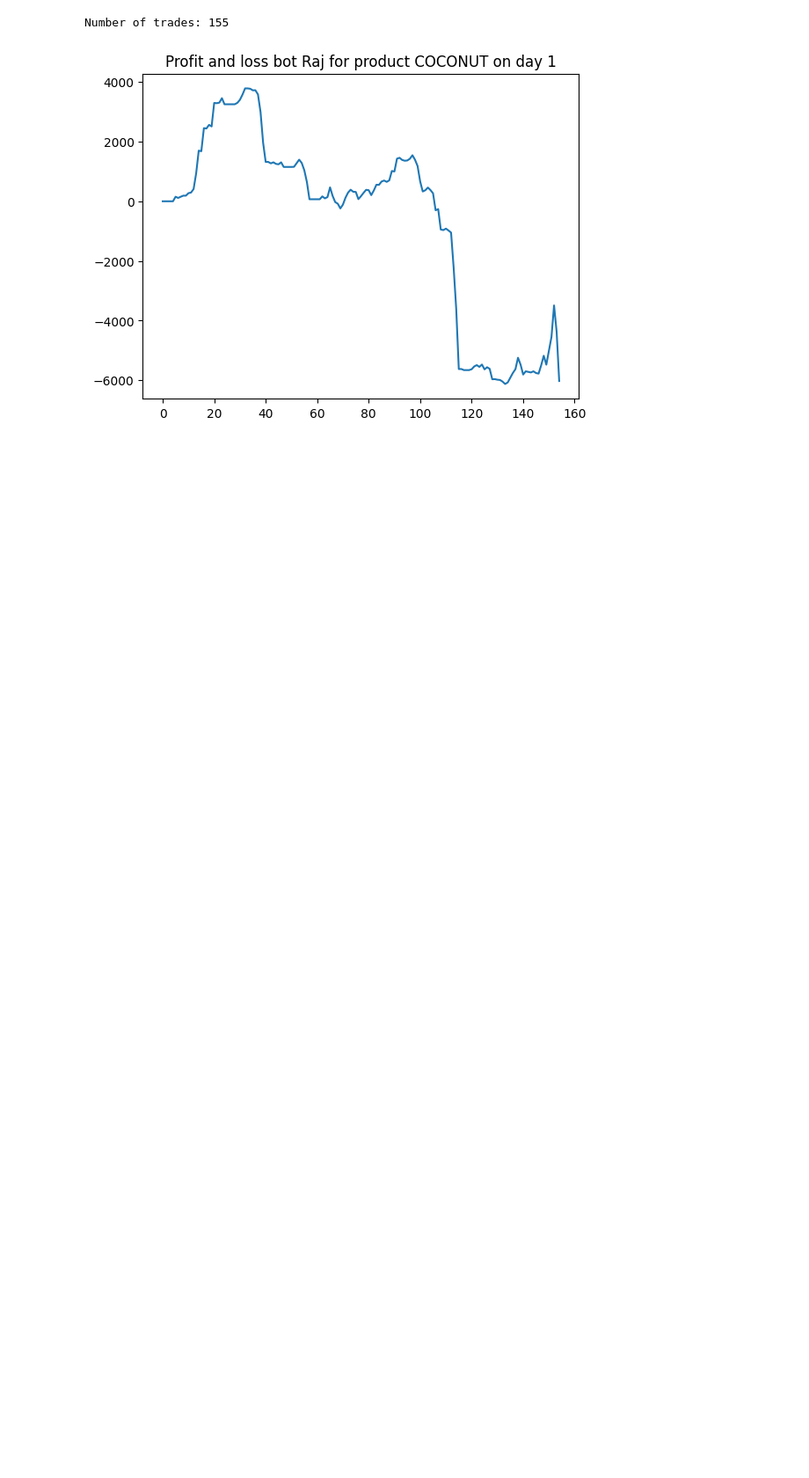
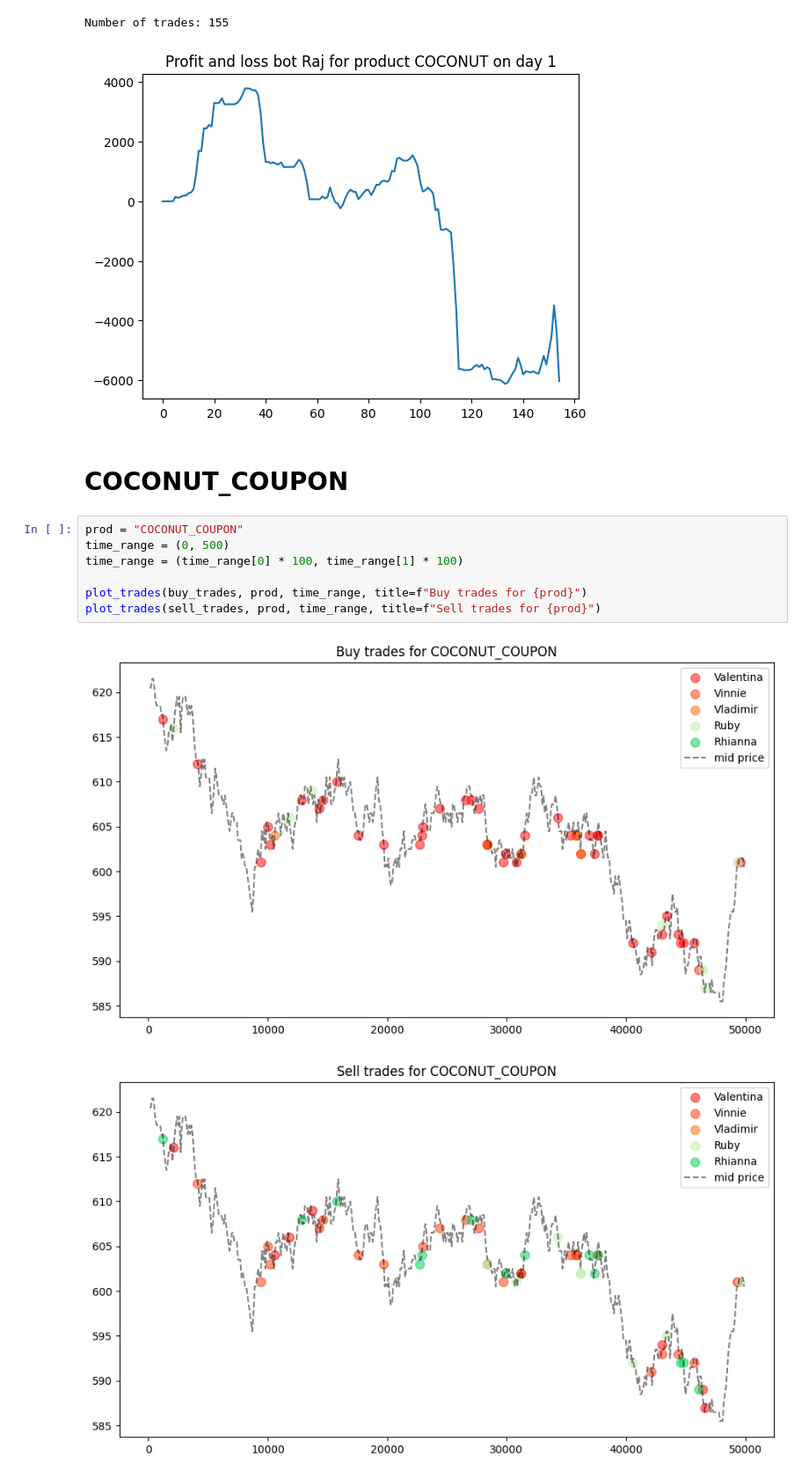
Before and after one commit to levladiator/Prosperity, a Jupyter notebook: src/bots_analyzer.ipynb, the cells around one changed output. Shown at 88% size. Cells and saved outputs as stored; diff of their text form; blank space fills up the shorter version.

```diff
--- a/src/bots_analyzer.ipynb
+++ b/src/bots_analyzer.ipynb
@@ -333,3 +333,15 @@ get_pnls(product, bot, 4,1)
 # %% [output]
 Number of trades: 155
 [figure]
+# %% [markdown]
+# COCONUT_COUPON
+# %%
+prod = "COCONUT_COUPON"
+time_range = (0, 500)
+time_range = (time_range[0] * 100, time_range[1] * 100)
+
+plot_trades(buy_trades, prod, time_range, title=f"Buy trades for {prod}")
+plot_trades(sell_trades, prod, time_range, title=f"Sell trades for {prod}")
+# %% [output]
+[figure, added]
+[figure, added]
```
Also changed, not shown: parts of 4 cells of this notebook.
